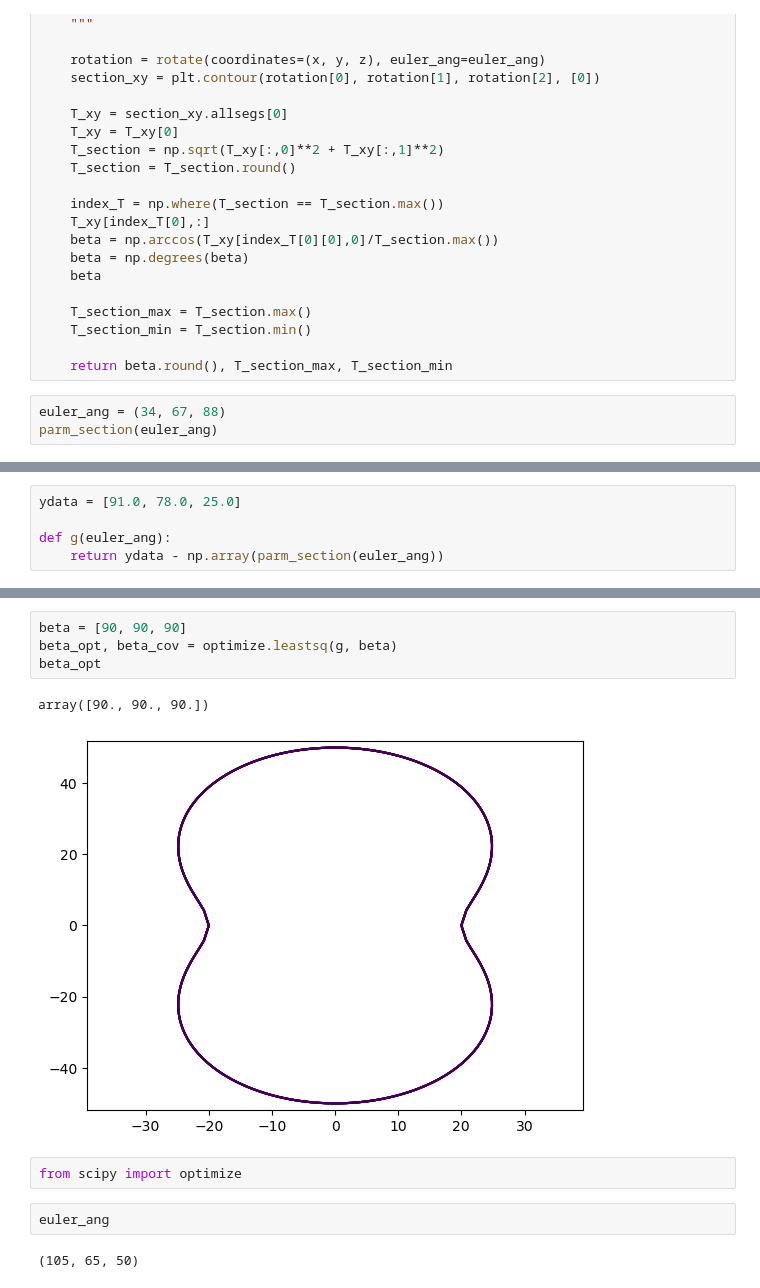
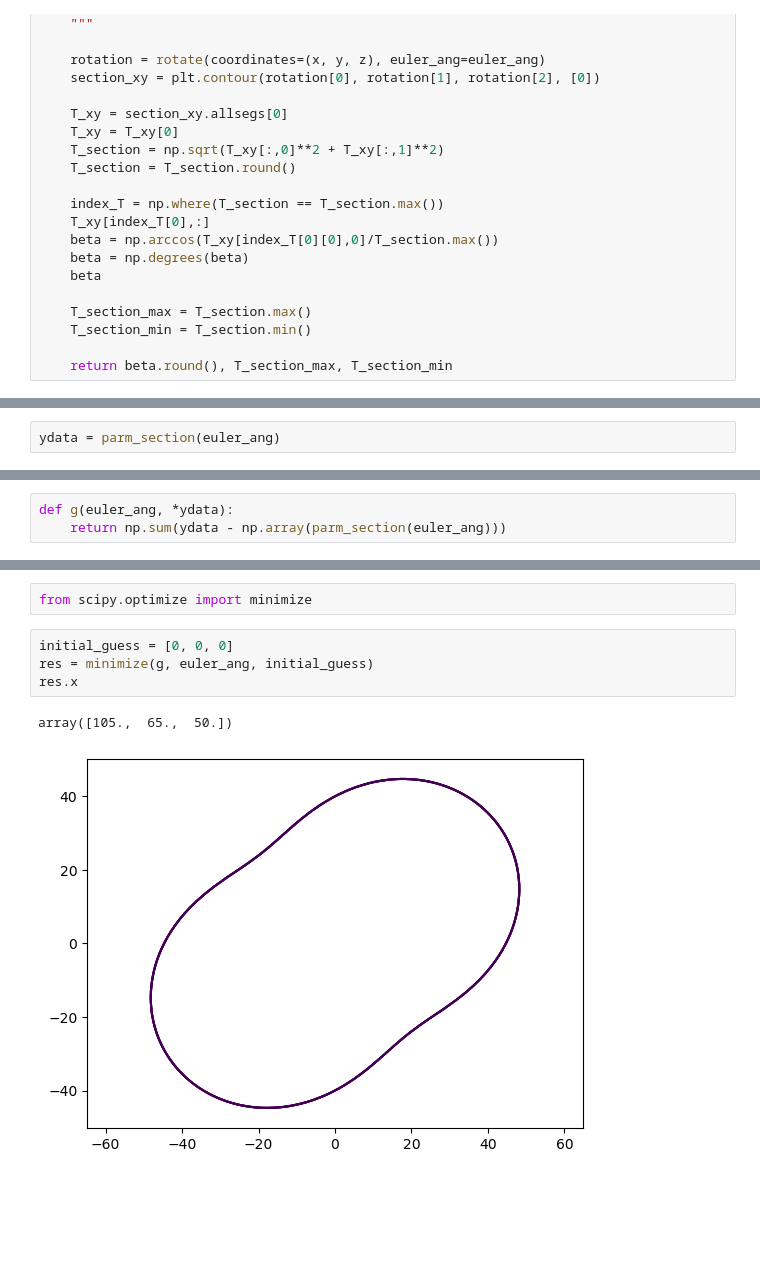
Before and after one commit to bertopadron/FTIR-EBSD, a Jupyter notebook: notebooks2learn/Sliders.ipynb, the cells around one changed output, grey strips where cells are left out. Saved outputs shown, nothing was run; the diff lists cells and outputs as text; blank space fills up the shorter version.

```diff
--- a/notebooks2learn/Sliders.ipynb
+++ b/notebooks2learn/Sliders.ipynb
@@ -190,6 +190,3 @@ def parm_section(euler_ang):
     T_section_min = T_section.min()
 
     return beta.round(), T_section_max, T_section_min
-# %%
-euler_ang = (34, 67, 88)
-parm_section(euler_ang)
@@ -198,0 +193,2 @@ parm_section(euler_ang)
+# %%
+ydata = parm_section(euler_ang)
@@ -199,5 +197,3 @@ parm_section(euler_ang)
 # %%
-ydata = [91.0, 78.0, 25.0]
-
-def g(euler_ang):
-    return ydata - np.array(parm_section(euler_ang))
+def g(euler_ang, *ydata):
+    return np.sum(ydata - np.array(parm_section(euler_ang)))
@@ -209,13 +200,9 @@ array([-5., 28.,  5.])
-# %%
-beta = [90, 90, 90]
-beta_opt, beta_cov = optimize.leastsq(g, beta)
-beta_opt
-# %% [output]
-array([90., 90., 90.])
-[figure, removed]
 # %%
-from scipy import optimize
+from scipy.optimize import minimize
-# %%
-euler_ang
-# %% [output]
-(105, 65, 50)
+# %%
+initial_guess = [0, 0, 0]
+res = minimize(g, euler_ang, initial_guess)
+res.x
+# %% [output]
+array([105.,  65.,  50.])
+[figure, added]
```
Also changed, not shown: parts of 3 cells of this notebook, 2 other files.
